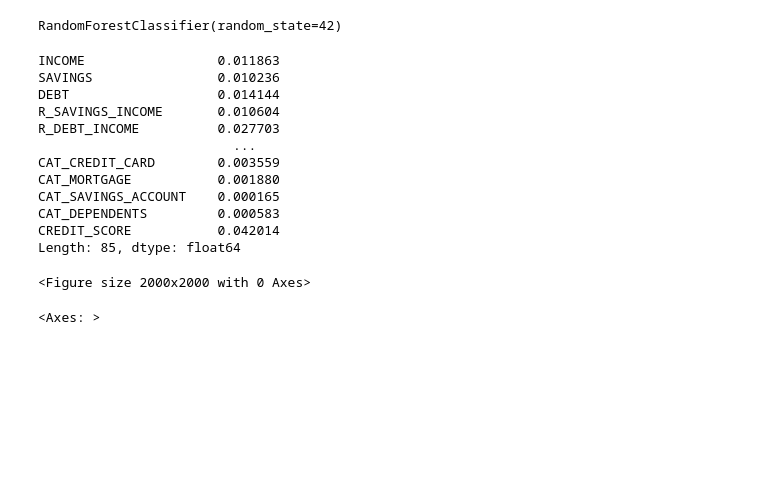
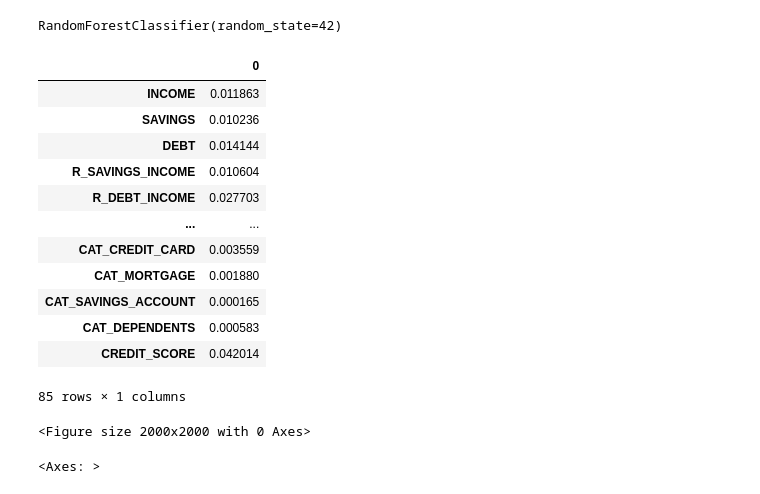
Before and after one commit to fantasy2fry/credit-score-classification-ml, a Jupyter notebook: EDA/Norbert/norbert.ipynb, the cells around one changed output. Drawn from its saved outputs; the diff is of its cells as text; code cells hidden in the pictures; blank space fills up the shorter version.

```diff
--- a/EDA/Norbert/norbert.ipynb
+++ b/EDA/Norbert/norbert.ipynb
@@ -466,21 +466,24 @@ features = X_train.columns
 # %%
 #plot
 plt.figure(figsize=(20,20))
 forest_importances = pd.Series(importances, index=features)
+# forest_imporatnces to df
+forest_importances = forest_importances.to_frame()
 forest_importances
 # %% [output]
+|  | 0 |
+| INCOME | 0.011863 |
+| SAVINGS | 0.010236 |
+| DEBT | 0.014144 |
+| R_SAVINGS_INCOME | 0.010604 |
+| R_DEBT_INCOME | 0.027703 |
+| ... | ... |
+| CAT_CREDIT_CARD | 0.003559 |
+| CAT_MORTGAGE | 0.001880 |
+| CAT_SAVINGS_ACCOUNT | 0.000165 |
+| CAT_DEPENDENTS | 0.000583 |
+| CREDIT_SCORE | 0.042014 |
-INCOME                 0.011863
-SAVINGS                0.010236
-DEBT                   0.014144
-R_SAVINGS_INCOME       0.010604
-R_DEBT_INCOME          0.027703
-                         ...
-CAT_CREDIT_CARD        0.003559
-CAT_MORTGAGE           0.001880
-CAT_SAVINGS_ACCOUNT    0.000165
-CAT_DEPENDENTS         0.000583
-CREDIT_SCORE           0.042014
-Length: 85, dtype: float64
+85 rows × 1 columns
 <Figure size 2000x2000 with 0 Axes>
 # %%
 # take only 20 most important features
```
Also changed, not shown: 1 other file.
